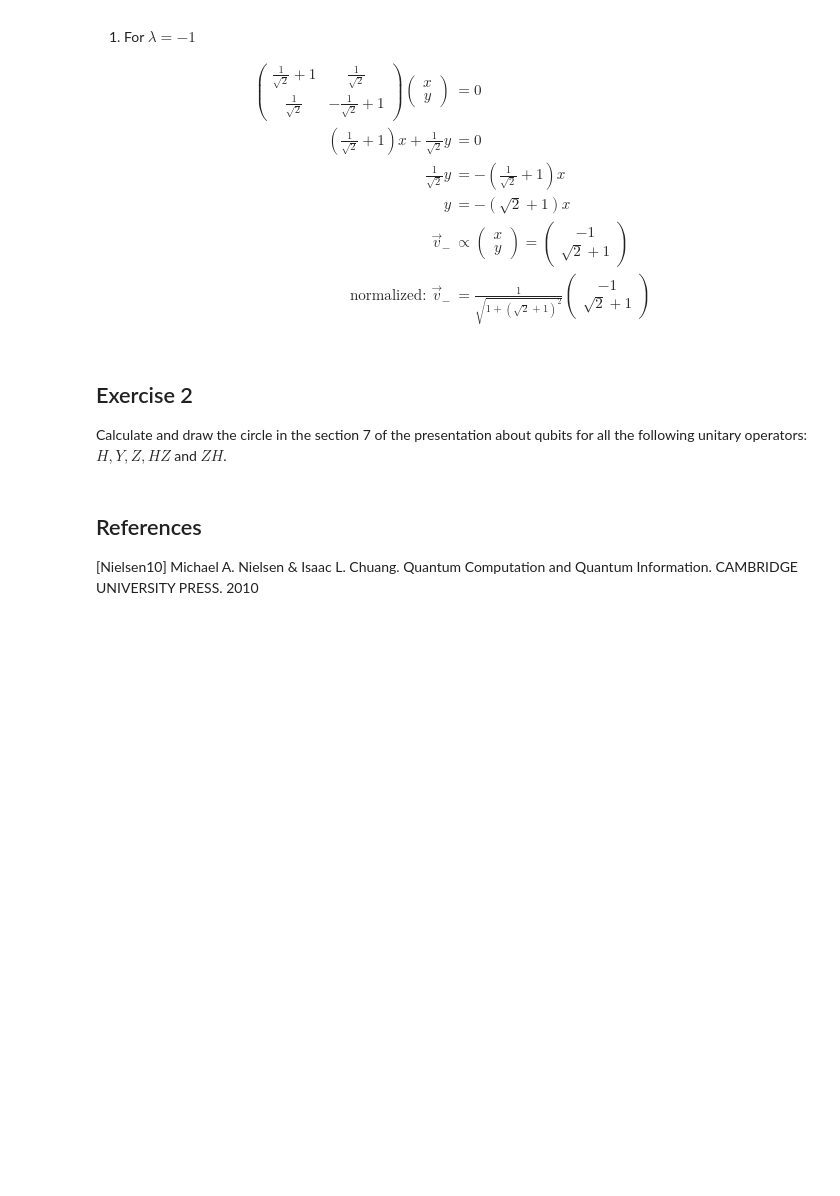
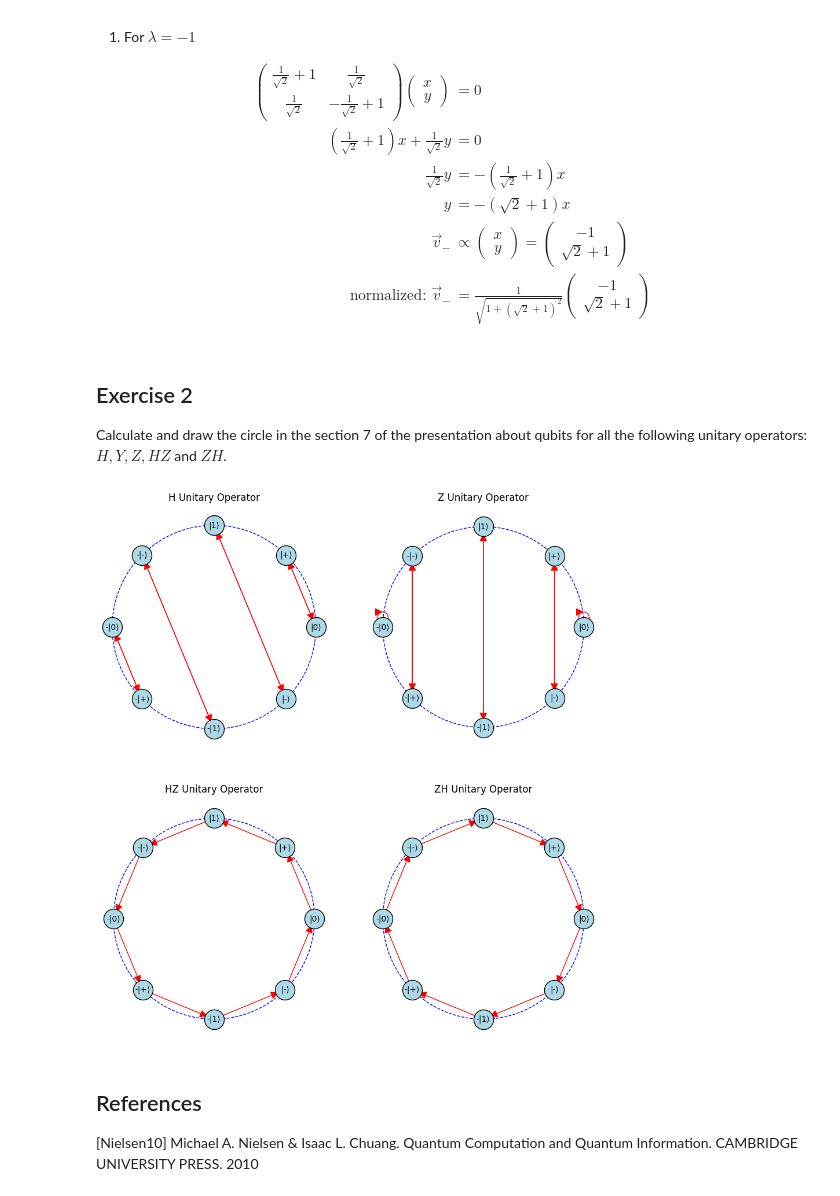
Before and after one commit to omardtl24/QCP2025-2, a Jupyter notebook: Exercises/Exercises_set_2.ipynb, the cells around one changed output. Saved outputs shown, nothing was run; the diff lists cells and outputs as text; code cells hidden in the pictures; blank space fills up the shorter version.

Commit message:
Exercises set 2 part 2 (Real operators)

```diff
--- a/Exercises/Exercises_set_2.ipynb
+++ b/Exercises/Exercises_set_2.ipynb
@@ -181,3 +247,23 @@ Calculate and draw the circle in the section 7 of the presentation about qubits
+# %%
+H = 1/np.sqrt(2) * np.array([[1, 1],
+                             [1, -1]])
+Z = np.array([[1, 0],
+              [0, -1]])
+Y = np.array([[0, -1j],
+              [1j, 0]])
+HZ = H @ Z
+ZH = Z @ H
+
+real_operators = [H, Z, HZ, ZH]
+real_operators_names = ['H', 'Z', 'HZ', 'ZH']
+# %%
+plt.figure(figsize=(11, 12))
+for i, operator in enumerate(real_operators):
+    plt.subplot(2,2, i + 1)
+    plot_ket_circle(operator, real_operators_names[i])
+plt.show()
+# %% [output]
+[figure, added]
 # %% [markdown]
 ## References
 [Nielsen10] <a id="ref1"></a>  Michael A. Nielsen & Isaac L. Chuang. Quantum Computation and Quantum Information. CAMBRIDGE UNIVERSITY PRESS. 2010
```
Also changed, not shown: parts of 2 cells of this notebook, 1 other file.
